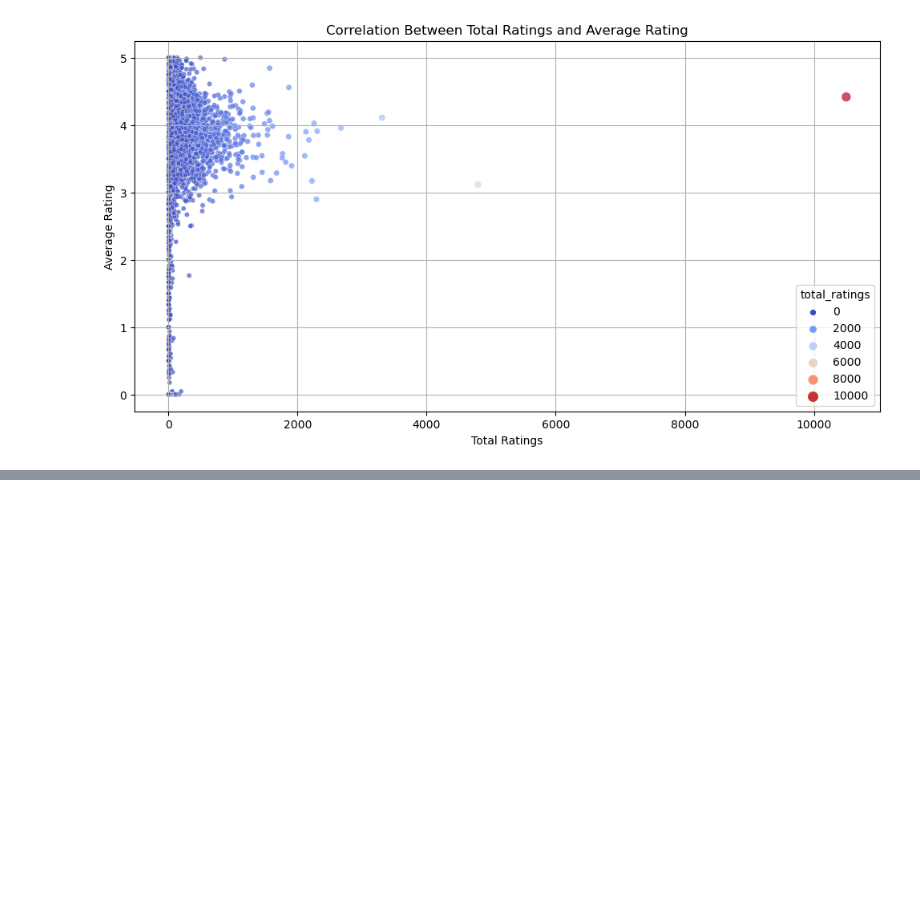
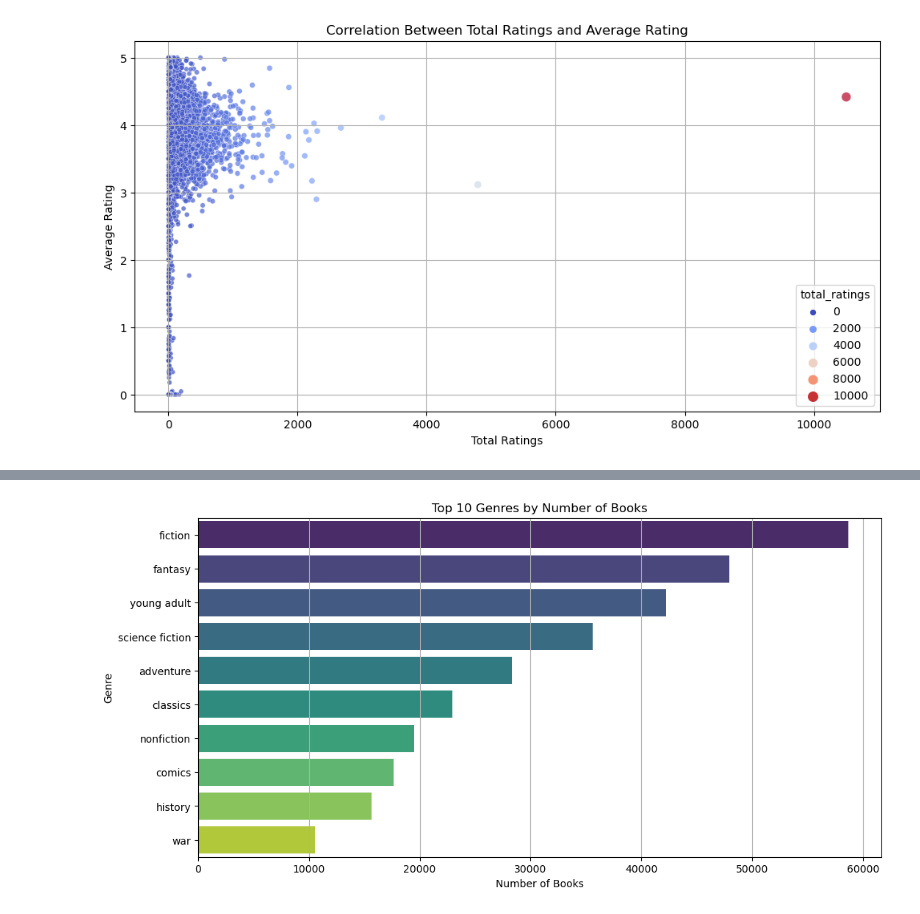
Before and after one commit to hwangisgone/book-rec-2, a Jupyter notebook: data-pipeline/eda_merge.ipynb, the cells around one changed output, grey strips where cells are left out. Cells and saved outputs as stored; diff of their text form; code cells hidden in the pictures; blank space fills up the shorter version.

Commit message:
eda merge

```diff
--- a/data-pipeline/eda_merge.ipynb
+++ b/data-pipeline/eda_merge.ipynb
@@ -146,0 +181,17 @@ plt.show()
+# %%
+# Top 10 Genres by Number of Books
+books_with_genres = pd.merge(books_df, books_genres_df, left_on="id", right_on="isbn13")
+books_with_genres['genre_name'] = books_with_genres['genre_name'].str.lower()
+genre_book_count = books_with_genres.groupby("genre_name")["id"].count().reset_index()
+genre_book_count.columns = ["genre", "book_count"]
+top_genres_by_books = genre_book_count.sort_values(by="book_count", ascending=False).head(10)
+
+plt.figure(figsize=(12, 6))
+sns.barplot(data=top_genres_by_books, x="book_count", y="genre", palette="viridis")
+plt.title("Top 10 Genres by Number of Books")
+plt.xlabel("Number of Books")
+plt.ylabel("Genre")
+plt.grid(axis='x')
+plt.show()
+# %% [output]
+[figure, added]
```
Also changed, not shown: parts of 10 cells of this notebook, 1 other file.
